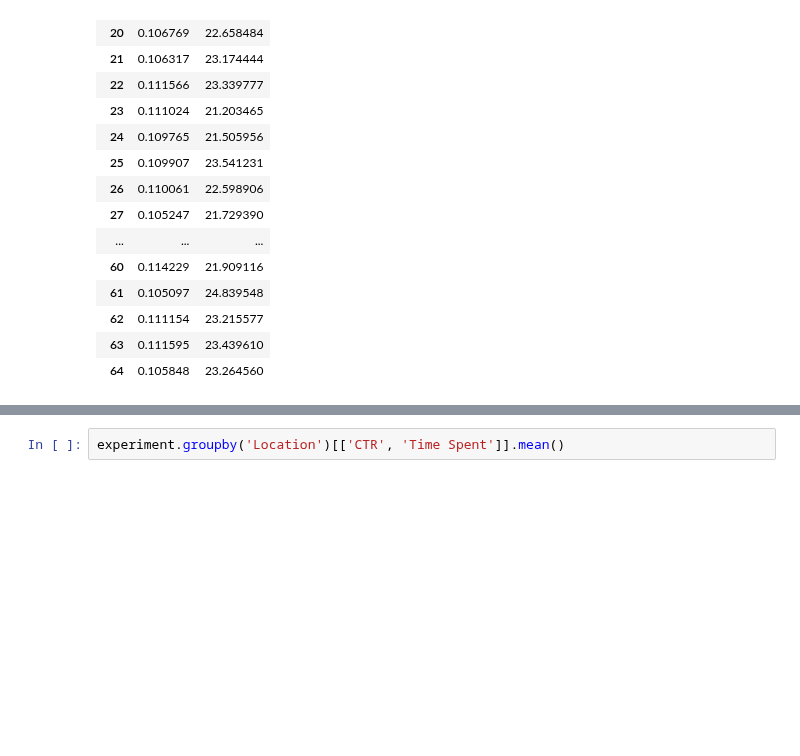
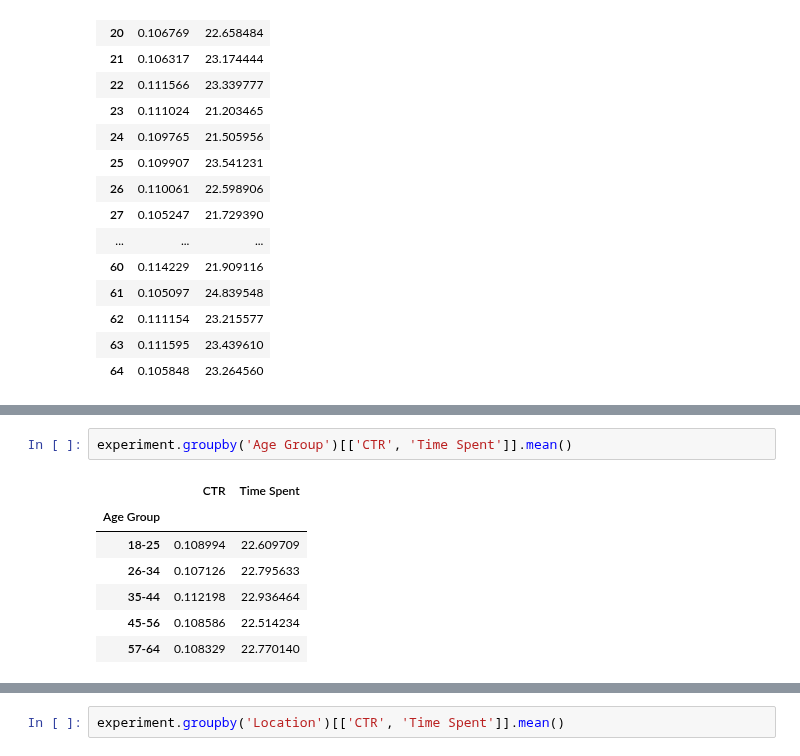
Before and after one commit to mahinbindra/schulich_data_science, a Jupyter notebook: Assignments/assignment_2_Statistical testing and AB testing.ipynb, the cells around one changed output, grey strips where cells are left out. Cells and saved outputs as stored; diff of their text form; blank space fills up the shorter version.

```diff
--- a/Assignments/assignment_2_Statistical testing and AB testing.ipynb
+++ b/Assignments/assignment_2_Statistical testing and AB testing.ipynb
@@ -130,0 +149,10 @@ experiment.groupby('Age')[['CTR', 'Time Spent']].mean()
+# %%
+experiment.groupby('Age Group')[['CTR', 'Time Spent']].mean()
+# %% [output]
+|  | CTR | Time Spent |
+| Age Group |  |  |
+| 18-25 | 0.108994 | 22.609709 |
+| 26-34 | 0.107126 | 22.795633 |
+| 35-44 | 0.112198 | 22.936464 |
+| 45-56 | 0.108586 | 22.514234 |
+| 57-64 | 0.108329 | 22.770140 |
```
Also changed, not shown: parts of 11 cells of this notebook.
